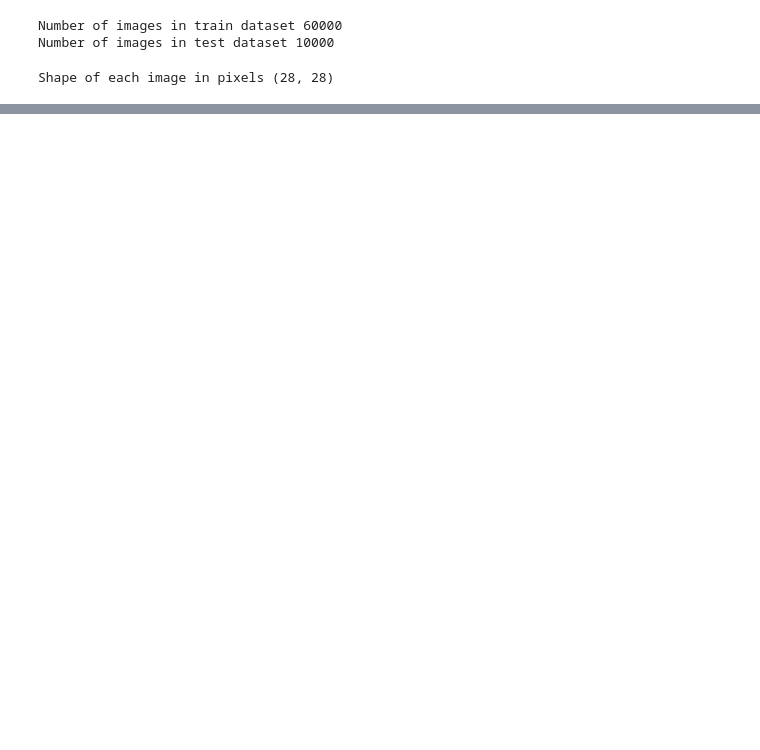
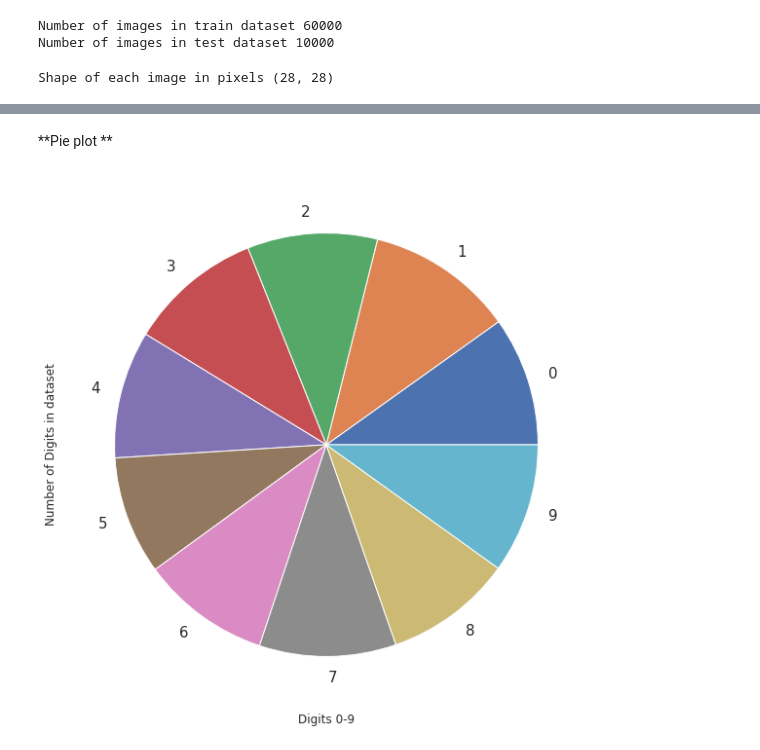
Before and after one commit to Data-Science-Community-SRM/Hand-Written-Digit-Classification-Recognition, a Jupyter notebook: P1_DSC.ipynb, the cells around one changed output, grey strips where cells are left out. Cells and saved outputs as stored; diff of their text form; code cells hidden in the pictures; blank space fills up the shorter version.

```diff
--- a/P1_DSC.ipynb
+++ b/P1_DSC.ipynb
@@ -55,0 +68,9 @@ plt.show()
+# %% [markdown]
+**Pie plot **
+# %%
+k.plot(kind='pie',figsize=(30,10),fontsize=15)
+plt.xlabel("Digits 0-9")
+plt.ylabel("Number of Digits in dataset")
+plt.show()
+# %% [output]
+[figure, added]
```
Also changed, not shown: parts of 18 cells of this notebook.
